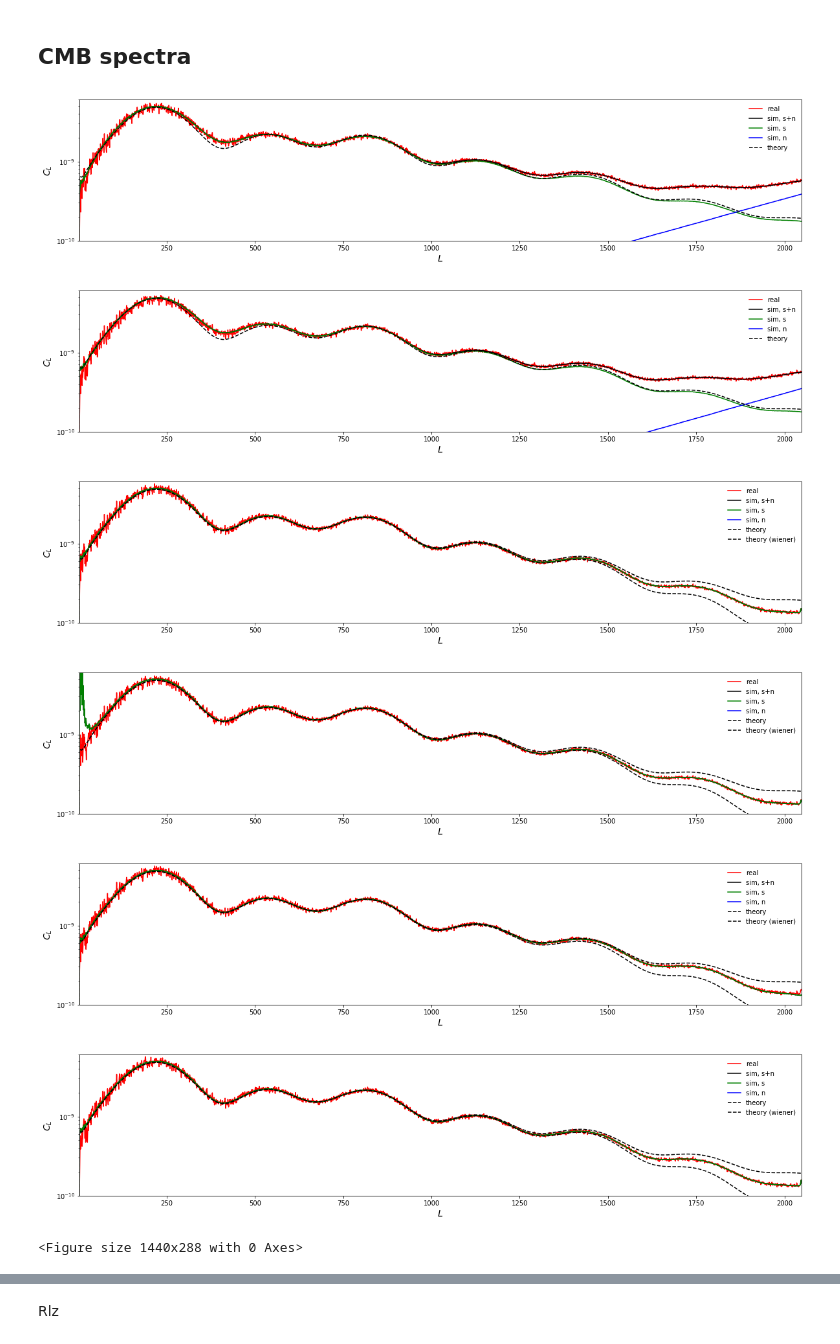
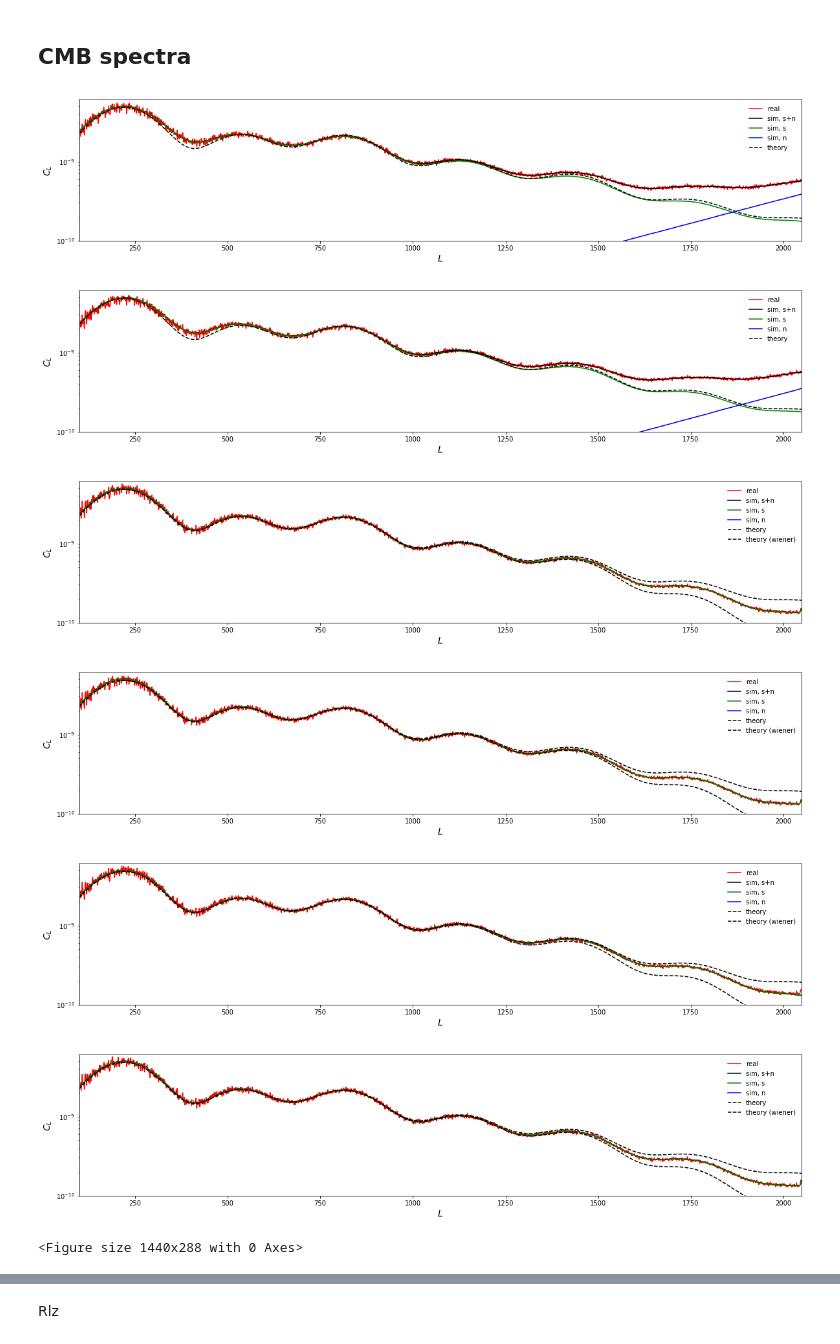
Before and after one commit to toshiyan/planck-tauxy, a Jupyter notebook: check_cmb_aps.ipynb, the cells around one changed output, grey strips where cells are left out. Saved outputs shown, nothing was run; the diff lists cells and outputs as text; code cells hidden in the pictures.

```diff
--- a/check_cmb_aps.ipynb
+++ b/check_cmb_aps.ipynb
@@ -14,27 +14,27 @@ P3 = prjlib.init_analysis(wtype='G60Lmask',fltr='cinv')
 # %%
 rcl, scl, ncl, ocl, vcl = {}, {}, {}, {}, {}
 for i, pobj in enumerate([p0,p1,P0,P1,P2,P3]):
-    pl.plot_1dstyle(fsize=[20,4],ymin=1e-10,ymax=6e-9,xmin=2,ylog=True,xmax=2048)
+    pl.plot_1dstyle(fsize=[20,4],ymin=1e-10,ymax=6e-9,xmin=100,ylog=True,xmax=2048)
     l, rcl[i] = np.loadtxt(pobj.fcmb.ocl,unpack=True,usecols=(0,1))
     l, scl[i], ncl[i], ocl[i], vcl[i] = np.loadtxt(pobj.fcmb.scl,unpack=True,usecols=(0,1,2,4,8))
     plot(l,l**2*rcl[i],'r-',label='real')
     plot(l,l**2*ocl[i],'k-',label='sim, s+n')
     plot(l,l**2*scl[i],'g',label='sim, s')
     plot(l,l**2*ncl[i],'b',label='sim, n')
     plot(l,l**2*pobj.lcl[0],'k--',label='theory')
     if pobj.fltr=='cinv':
         noise = np.loadtxt(p0.fcmb.scl,unpack=True)[2]
         plot(l,l**2*p0.lcl[0]**2/(p0.lcl[0]+noise),'k--',label='theory (wiener)')
     legend()
     show()
     clf()
 # %% [output]
-[figure, old version]
+[figure, new version]
-[figure, old version]
+[figure, new version]
-[figure, old version]
+[figure, new version]
-[figure, old version]
+[figure, new version]
-[figure, old version]
+[figure, new version]
-[figure, old version]
+[figure, new version]
 <Figure size 1440x288 with 0 Axes>
 # %%
 mb = bn.multipole_binning(200,lmin=2,lmax=2048)
```
Also changed, not shown: parts of 4 cells of this notebook.
